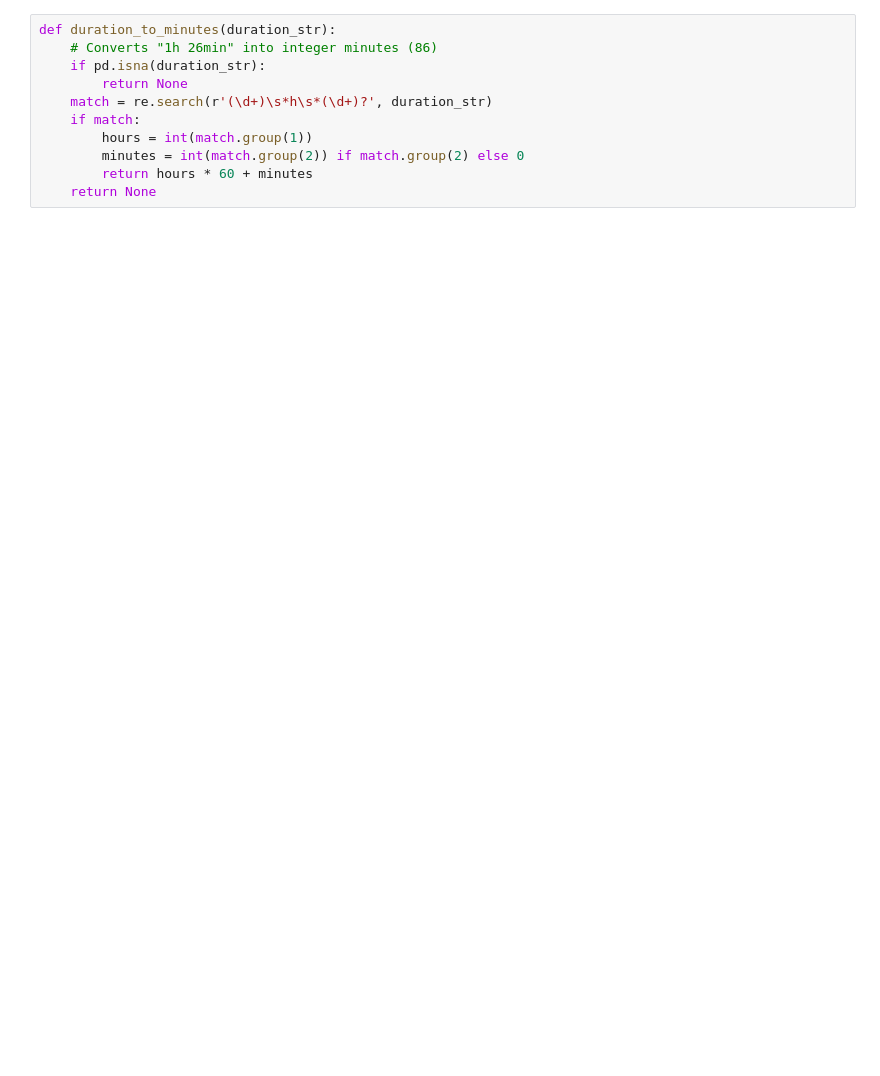
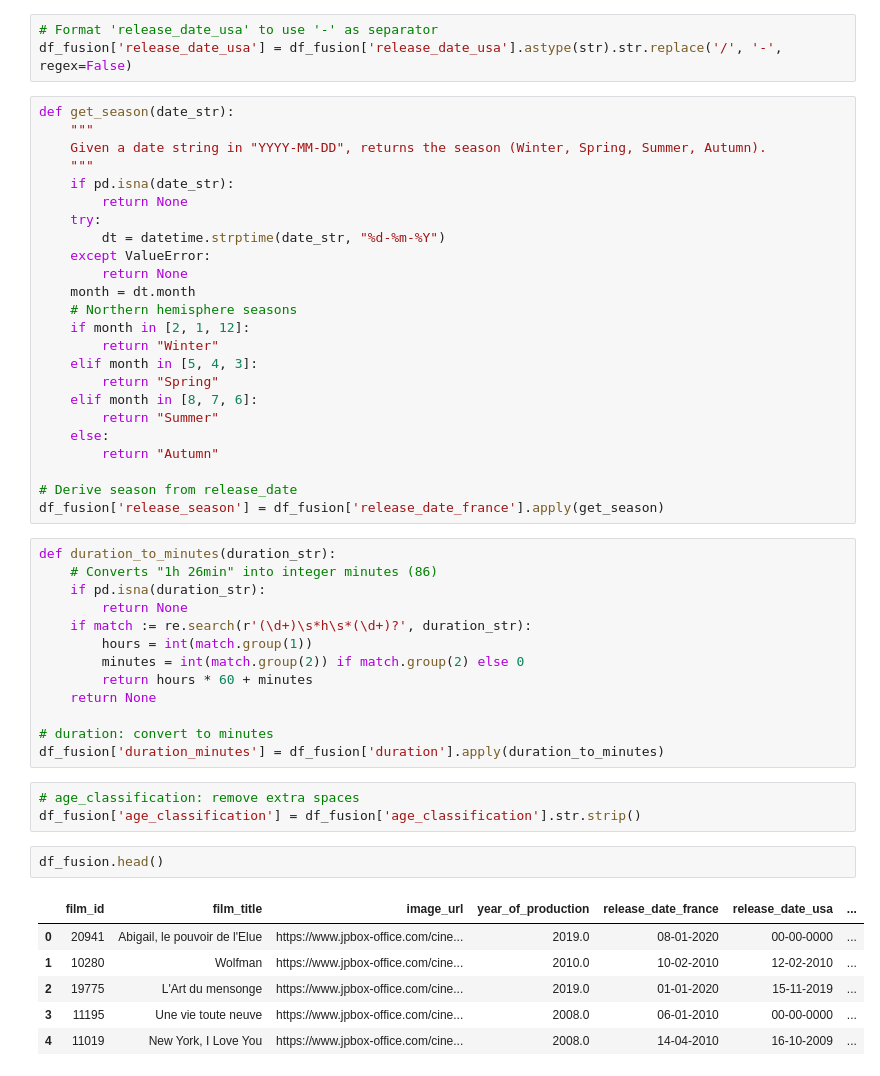
Before and after one commit to MichAdebayo/new-is-always-better, a Jupyter notebook: scraping/allocinescraper/cleaner.ipynb, the cells around one changed output. Drawn from its saved outputs; the diff is of its cells as text; blank space fills up the shorter version.

```diff
--- a/scraping/allocinescraper/cleaner.ipynb
+++ b/scraping/allocinescraper/cleaner.ipynb
@@ -32,11 +115,52 @@ def parse_release_date(date_str):
+# %%
+# Format 'release_date_usa' to use '-' as separator
+df_fusion['release_date_usa'] = df_fusion['release_date_usa'].astype(str).str.replace('/', '-', regex=False)
+# %%
+def get_season(date_str):
+    """
+    Given a date string in "YYYY-MM-DD", returns the season (Winter, Spring, Summer, Autumn).
+    """
+    if pd.isna(date_str):
+        return None
+    try:
+        dt = datetime.strptime(date_str, "%d-%m-%Y")
+    except ValueError:
+        return None
+    month = dt.month
+    # Northern hemisphere seasons
+    if month in [2, 1, 12]:
+        return "Winter"
+    elif month in [5, 4, 3]:
+        return "Spring"
+    elif month in [8, 7, 6]:
+        return "Summer"
+    else:
+        return "Autumn"
+
+# Derive season from release_date
+df_fusion['release_season'] = df_fusion['release_date_france'].apply(get_season)
 # %%
 def duration_to_minutes(duration_str):
     # Converts "1h 26min" into integer minutes (86)
     if pd.isna(duration_str):
         return None
-    match = re.search(r'(\d+)\s*h\s*(\d+)?', duration_str)
-    if match:
+    if match := re.search(r'(\d+)\s*h\s*(\d+)?', duration_str):
         hours = int(match.group(1))
         minutes = int(match.group(2)) if match.group(2) else 0
         return hours * 60 + minutes
     return None
+
+# duration: convert to minutes
+df_fusion['duration_minutes'] = df_fusion['duration'].apply(duration_to_minutes)
+# %%
+# age_classification: remove extra spaces
+df_fusion['age_classification'] = df_fusion['age_classification'].str.strip()
+# %%
+df_fusion.head()
+# %% [output]
+|  | film_id | film_title | image_url | year_of_production | release_date_france | release_date_usa | ... |
+| 0 | 20941 | Abigail, le pouvoir de l'Elue | https://www.jpbox-office.com/cine... | 2019.0 | 08-01-2020 | 00-00-0000 | ... |
+| 1 | 10280 | Wolfman | https://www.jpbox-office.com/cine... | 2010.0 | 10-02-2010 | 12-02-2010 | ... |
+| 2 | 19775 | L'Art du mensonge | https://www.jpbox-office.com/cine... | 2019.0 | 01-01-2020 | 15-11-2019 | ... |
+| 3 | 11195 | Une vie toute neuve | https://www.jpbox-office.com/cine... | 2008.0 | 06-01-2010 | 00-00-0000 | ... |
+| 4 | 11019 | New York, I Love You | https://www.jpbox-office.com/cine... | 2008.0 | 14-04-2010 | 16-10-2009 | ... |
```
Also changed, not shown: parts of 25 cells of this notebook.
